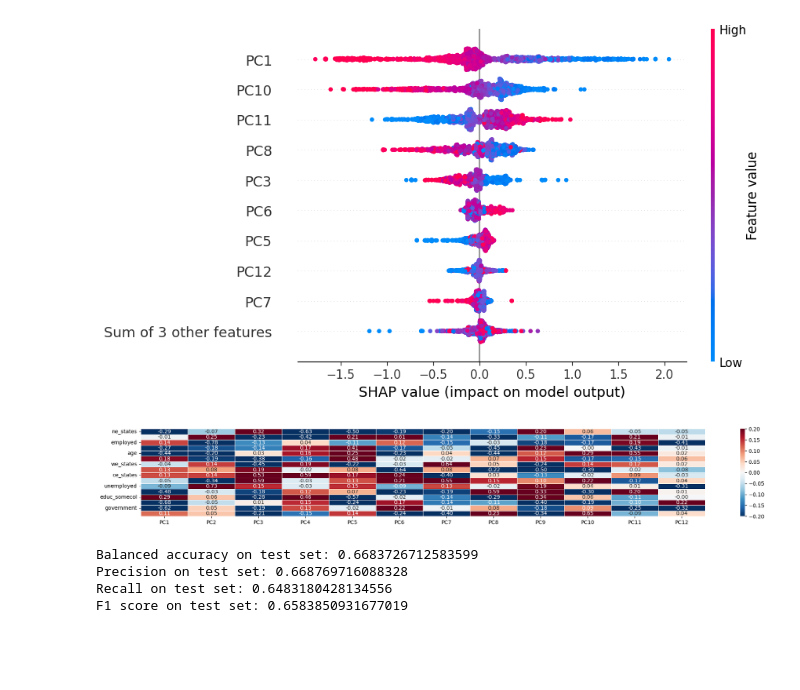
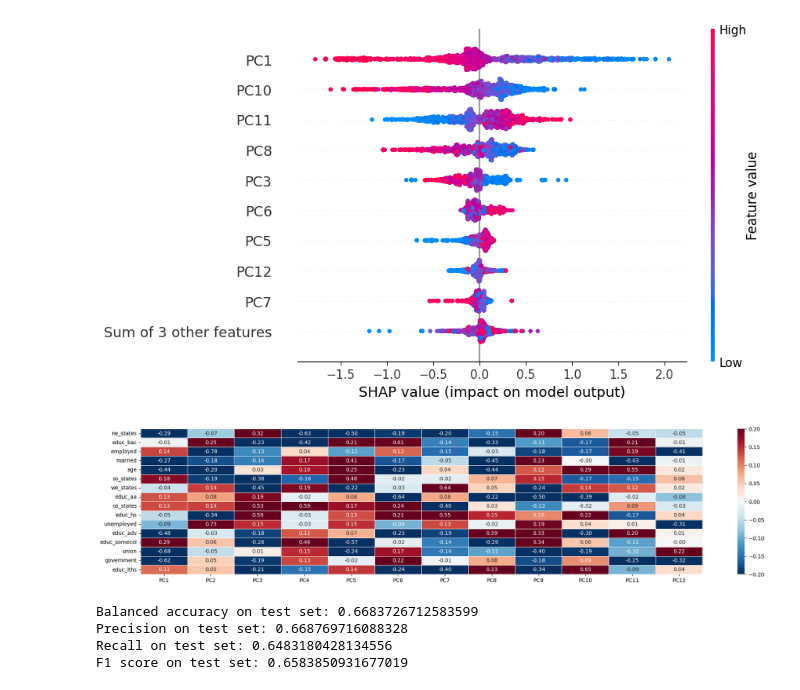
Before and after one commit to sebastianrohr/afae_assignment_2, a Jupyter notebook: exam/exam.ipynb, the cells around one changed output. Drawn from its saved outputs; the diff is of its cells as text; code cells hidden in the pictures; blank space fills up the shorter version.

Commit message:
fig size adjustable for pca corr

```diff
--- a/exam/exam.ipynb
+++ b/exam/exam.ipynb
@@ -287,7 +287,7 @@ X_pca_1 = unfair_pca(pca_1, non_protected_features_scaled)
 [figure]
 [figure]
 # %%
-def plot_pca_corr(X_pca, protected, groups):
+def plot_pca_corr(X_pca, protected, groups, figsize=(24, 3)):
 
     df = pd.DataFrame(np.concatenate((protected, X_pca), axis=1))
     corr = df.corr()
@@ -300,7 +300,7 @@ def plot_pca_corr(X_pca, protected, groups):
     corr = corr.loc[indices_to_plot, rows_to_plot]
     indices = groups
     corr.index = indices
-    plt.figure(figsize=(24, 3))
+    plt.figure(figsize=figsize)
     sns.heatmap(corr,
                 cmap='RdBu_r',
                 annot=True,
@@ -841,9 +841,9 @@ No data for colormapping provided via 'c'. Parameters 'vmin', 'vmax' will be ign
 [figure]
 # %%
 # calculate the correlation between the principal components and the attributes
-plot_pca_corr(X_projected_12, nonprotected, list(features.columns[:-2]))
+plot_pca_corr(X_projected_12, nonprotected, list(features.columns[:-2]), (24,5))
 # %% [output]
-[figure, old version]
+[figure, new version]
 # %%
 xgb_10 = xgboost.XGBClassifier(n_estimators=100, max_depth=4, learning_rate=0.1, random_state=0)
 scaler_10 = ColumnTransformer([('scaler', MinMaxScaler(), slice(0, 1))], remainder='passthrough') # scale only the first column (Number_of_Priors), leave the remainder untouched
```
